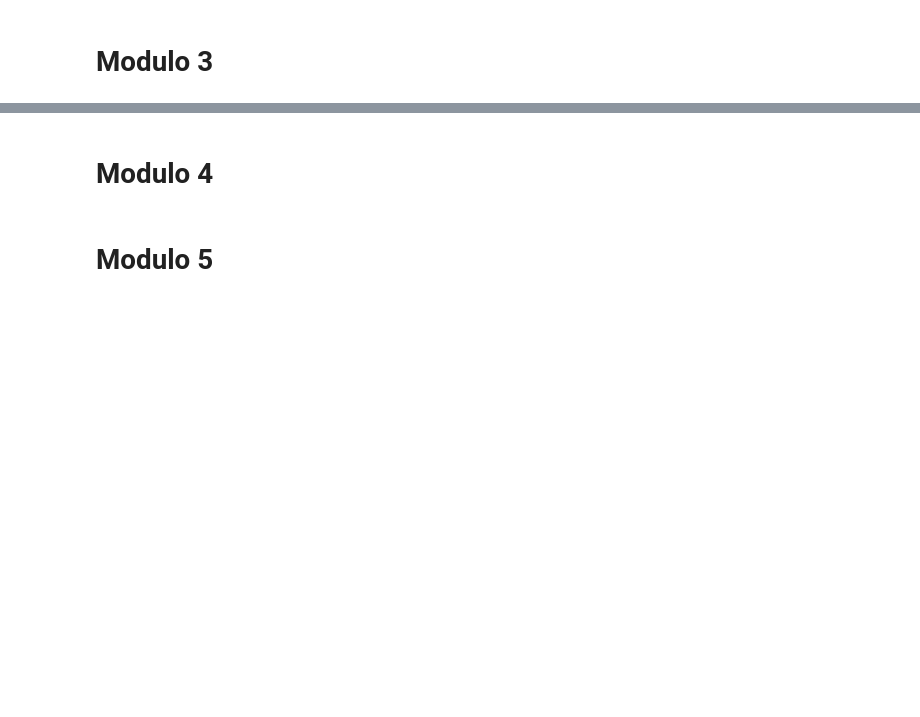
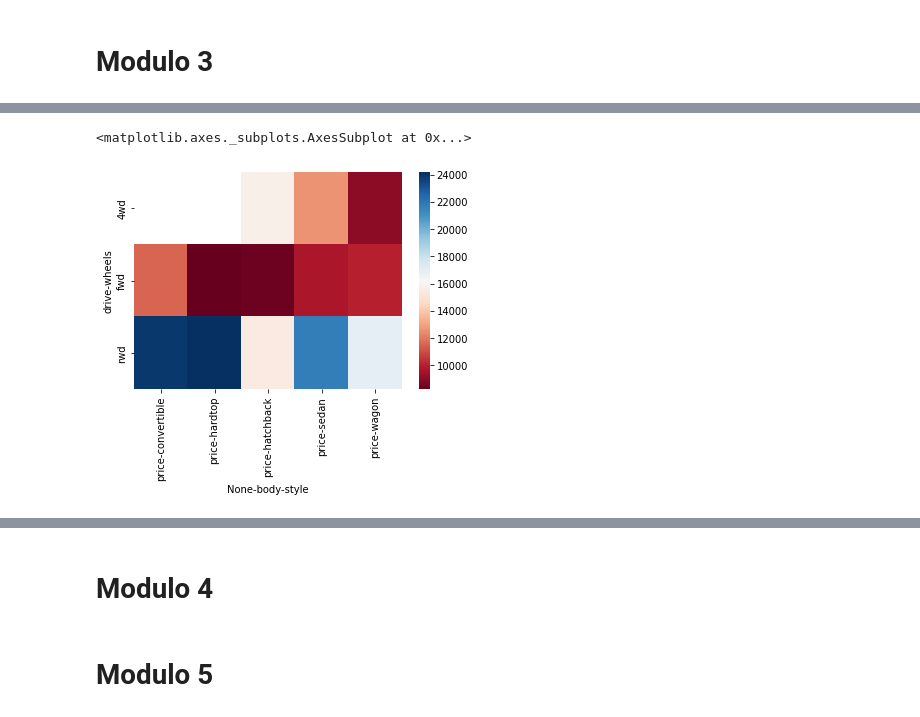
Before and after one commit to PosgradoMNA/actividades-de-aprendizaje-A01793108, a Jupyter notebook: IBM_DataAnalysisPython_A01793108.ipynb, the cells around one changed output, grey strips where cells are left out. Drawn from its saved outputs; the diff is of its cells as text; code cells hidden in the pictures; blank space fills up the shorter version.

```diff
--- a/IBM_DataAnalysisPython_A01793108.ipynb
+++ b/IBM_DataAnalysisPython_A01793108.ipynb
@@ -606,0 +695,4 @@ df.head()
+# %%
+df_test = df[['drive-wheels', 'body-style', 'price']]
+df_group_test = df_test.groupby(['drive-wheels', 'body-style'], as_index = False).mean()
+df_group_test
@@ -606,0 +714,3 @@ df.head()
+# %%
+df_pivot = df_group_test.pivot(index = 'drive-wheels', columns = 'body-style')
+df_pivot
@@ -606,0 +724,5 @@ df.head()
+# %%
+sns.heatmap(df_pivot, cmap='RdBu')
+# %% [output]
+<matplotlib.axes._subplots.AxesSubplot at 0x...>
+[figure, added]
```
Also changed, not shown: parts of 28 cells of this notebook.
